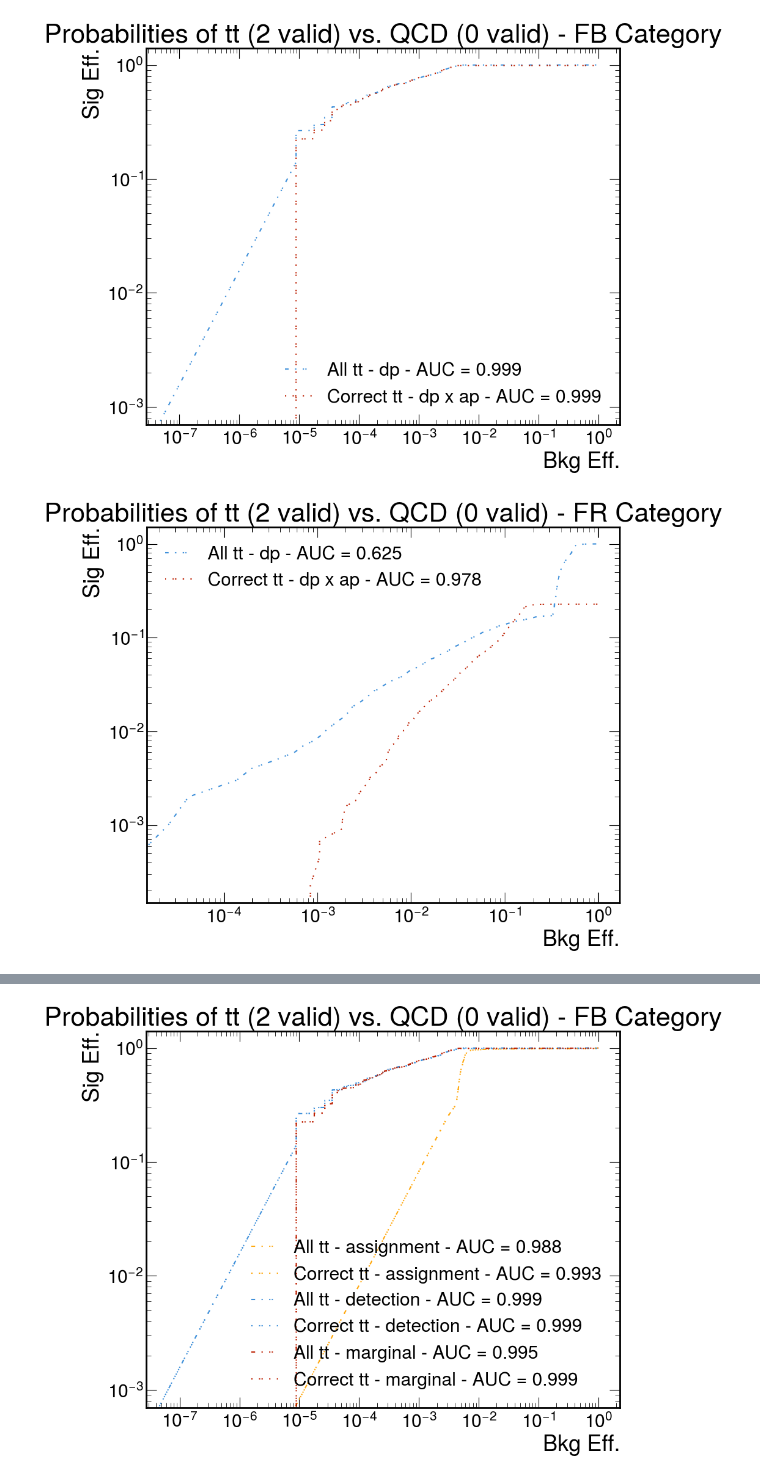
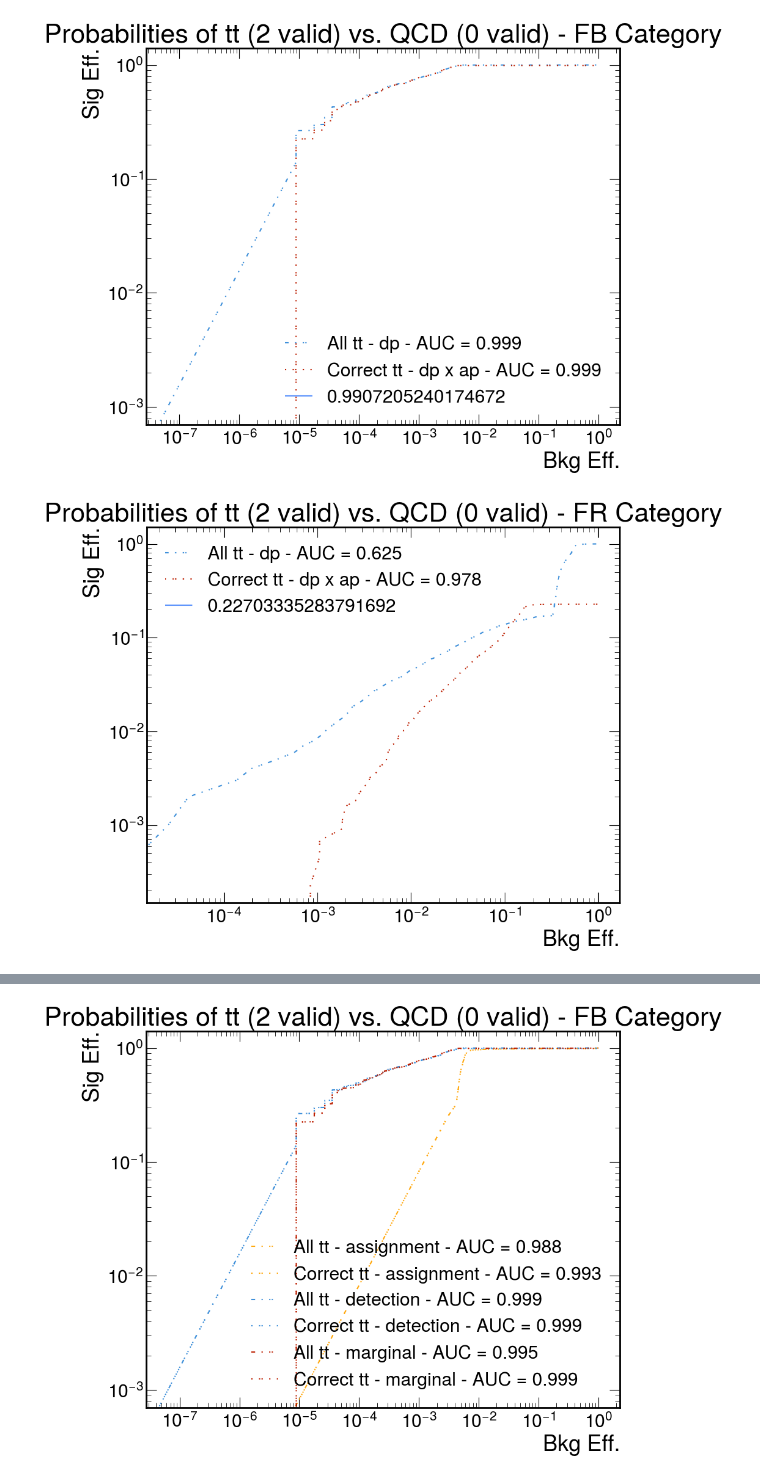
Before and after one commit to tcoulvert/SPAtop, a Jupyter notebook: src/analysis/make_rocs.ipynb, the cells around one changed output, grey strips where cells are left out. Cells and saved outputs as stored; diff of their text form; code cells hidden in the pictures.

```diff
--- a/src/analysis/make_rocs.ipynb
+++ b/src/analysis/make_rocs.ipynb
@@ -79,20 +79,21 @@ def find_valid(unique_reco: str, dataset: dict[str, str]):
 def find_n_valid(unique_reco: str, dataset: dict[str, str]):
     return np.sum(find_valid(unique_reco, dataset), axis=0)
 
+def merge_evt_pred_masks(unique_reco: str, evt_mask: Optional[np.ndarray]=None, pred_mask: Optional[np.ndarray]=None):
+    return np.logical_and(np.array([evt_mask for _ in UNIQUE_RECOS[unique_reco]]), pred_mask)
+
 def get_preds(unique_reco: str, dataset: dict[str, str], score: str, evt_mask: np.ndarray=None, pred_mask: np.ndarray=None):
     full_preds = np.array([dataset['eval']['SpecialKey.Targets'][reco][score] for reco in UNIQUE_RECOS[unique_reco]])
-    if evt_mask is None: evt_mask = np.ones_like(full_preds, dtype=bool)
-    else: evt_mask = np.array([evt_mask for _ in UNIQUE_RECOS[unique_reco]])
+    if evt_mask is None: evt_mask = np.ones_like(full_preds[0], dtype=bool)
     if pred_mask is None: pred_mask = np.ones_like(full_preds, dtype=bool)
-    full_mask = np.logical_and(evt_mask, pred_mask)
+    full_mask = merge_evt_pred_masks(unique_reco, evt_mask, pred_mask)
     return full_preds[full_mask]
 
 def get_truths(unique_reco: str, dataset: dict[str, str], evt_mask: np.ndarray=None, pred_mask: np.ndarray=None):
     full_truths = np.array([dataset['eval']['TARGETS'][reco]['MASK'] for reco in UNIQUE_RECOS[unique_reco]])
-    if evt_mask is None: evt_mask = np.ones_like(full_truths, dtype=bool)
-    else: evt_mask = np.array([evt_mask for _ in UNIQUE_RECOS[unique_reco]])
+    if evt_mask is None: evt_mask = np.ones_like(full_truths[0], dtype=bool)
     if pred_mask is None: pred_mask = np.ones_like(full_truths, dtype=bool)
-    full_mask = np.logical_and(evt_mask, pred_mask)
+    full_mask = merge_evt_pred_masks(unique_reco, evt_mask, pred_mask)
     return full_truths[full_mask]
 
 # def get_sigORbkg_pred_and_truth(reco: str, score: str, datasets: list[tuple[bool, dict[str, str]]]):
@@ -243,0 +233,5 @@ ncorrect_linestyle_map = {
+# %%
+for roc_curve_label, rocs in ROC_CURVES.items():
+    for unique_reco in UNIQUE_RECOS.keys():
+        fprs, tprs, labels, colors, linestyles = make_rocs(unique_reco, rocs)
+        plot_roc(fprs, tprs, labels, colors=colors, linestyles=linestyles, title=f"Probabilities of tt (2 valid) vs. QCD - {unique_reco} Category", show=True)
@@ -244,30 +242,30 @@ ncorrect_linestyle_map = {
 # %%
 for unique_reco in UNIQUE_RECOS.keys():
     fprs, tprs, labels, colors, linestyles = [], [], [], [], []
 
     sig_mask = (find_n_valid(unique_reco, LOADED_FILES['tt']) == 2)
     sig_preds = get_preds(unique_reco, LOADED_FILES['tt'], 'detection_probability', evt_mask=sig_mask)
     sig_label = np.ones_like(sig_preds)
 
     bkg_preds = get_preds(unique_reco, LOADED_FILES['qcd'], 'detection_probability')
     bkg_label = np.zeros_like(bkg_preds)
 
     fpr, tpr, thresholds = interp_roc_curve(np.concatenate([sig_label, bkg_label]), np.concatenate([sig_preds, bkg_preds]))
     fprs.append(fpr); tprs.append(tpr); labels.append(f'All tt - dp - AUC = {get_auc(fpr, tpr):.3f}'); colors.append(var_color_map['detection_probability']); linestyles.append(ncorrect_linestyle_map['dashsingledoubledotted'])
 
     ##################################
 
     sig_corrpreds = get_preds(unique_reco, LOADED_FILES['tt'], 'marginal_probability', evt_mask=sig_mask, pred_mask=find_correct(unique_reco, LOADED_FILES['tt']))
     sig_corrlabel = np.ones_like(sig_corrpreds)
 
     bkg_preds = get_preds(unique_reco, LOADED_FILES['qcd'], 'marginal_probability')
     bkg_label = np.zeros_like(bkg_preds)
 
     rescale_factor = np.sum(find_n_correct(unique_reco, LOADED_FILES['tt'])[sig_mask]) / np.sum(find_n_valid(unique_reco, LOADED_FILES['tt'])[sig_mask])
     fpr, tpr, thresholds = interp_roc_curve(np.concatenate([sig_corrlabel, bkg_label]), np.concatenate([sig_corrpreds, bkg_preds]))#, sample_weight=np.concatenate([sig_corrweight, bkg_weight]))
     fprs.append(fpr), tprs.append(tpr*rescale_factor), labels.append(f'Correct tt - dp x ap - AUC = {get_auc(fpr, tpr*rescale_factor):.3f}'); colors.append(var_color_map['marginal_probability']); linestyles.append(ncorrect_linestyle_map['singledoubledotted'])
 
-    plot_roc(fprs, tprs, labels, colors=colors, linestyles=linestyles, title=f"Probabilities of tt (2 valid) vs. QCD (0 valid) - {unique_reco} Category", show=True)
+    plot_roc(fprs, tprs, labels, colors=colors, linestyles=linestyles, hlines=[('Correct assignment Eff.', rescale_factor)], title=f"Probabilities of tt (2 valid) vs. QCD (0 valid) - {unique_reco} Category", show=True)
 # %% [output]
-[figure, old version]
+[figure, new version]
-[figure, old version]
+[figure, new version]
```
Also changed, not shown: parts of 4 cells of this notebook.
